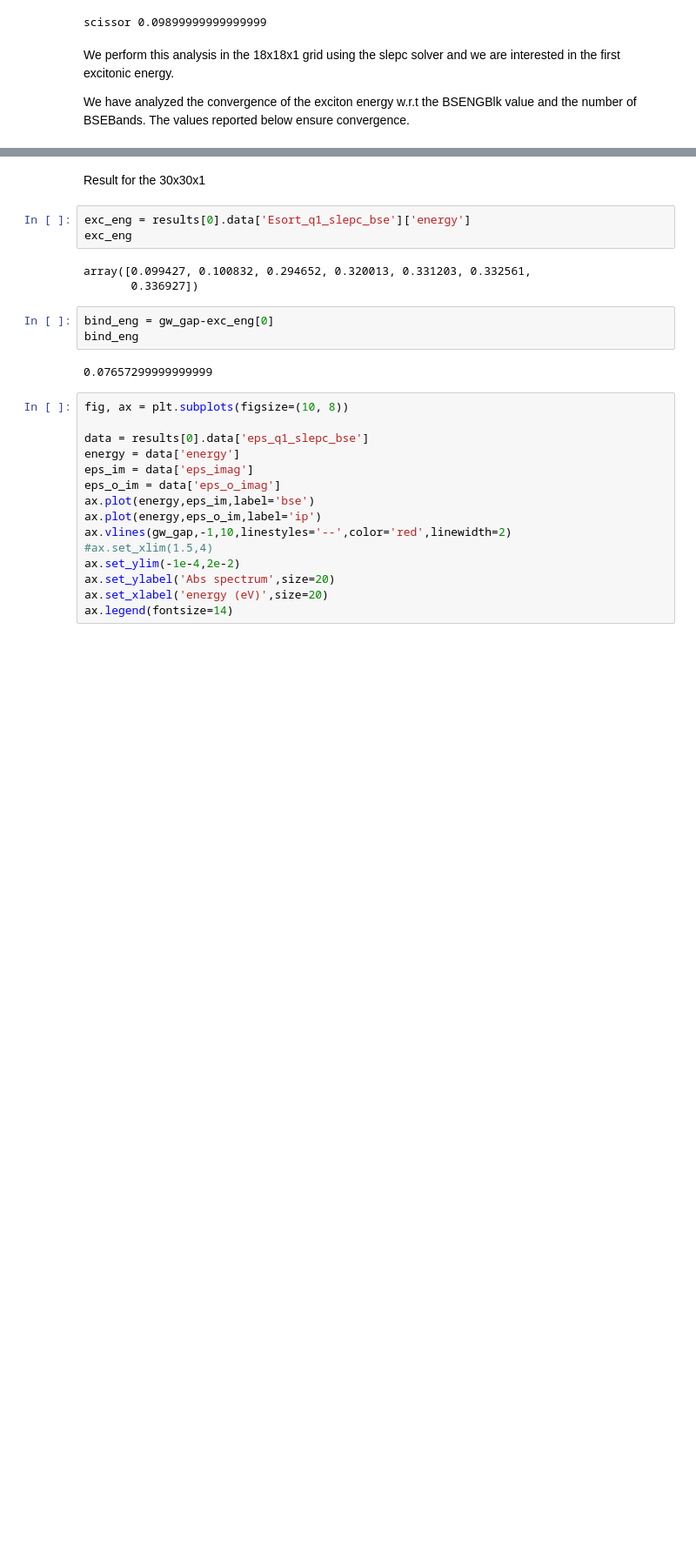
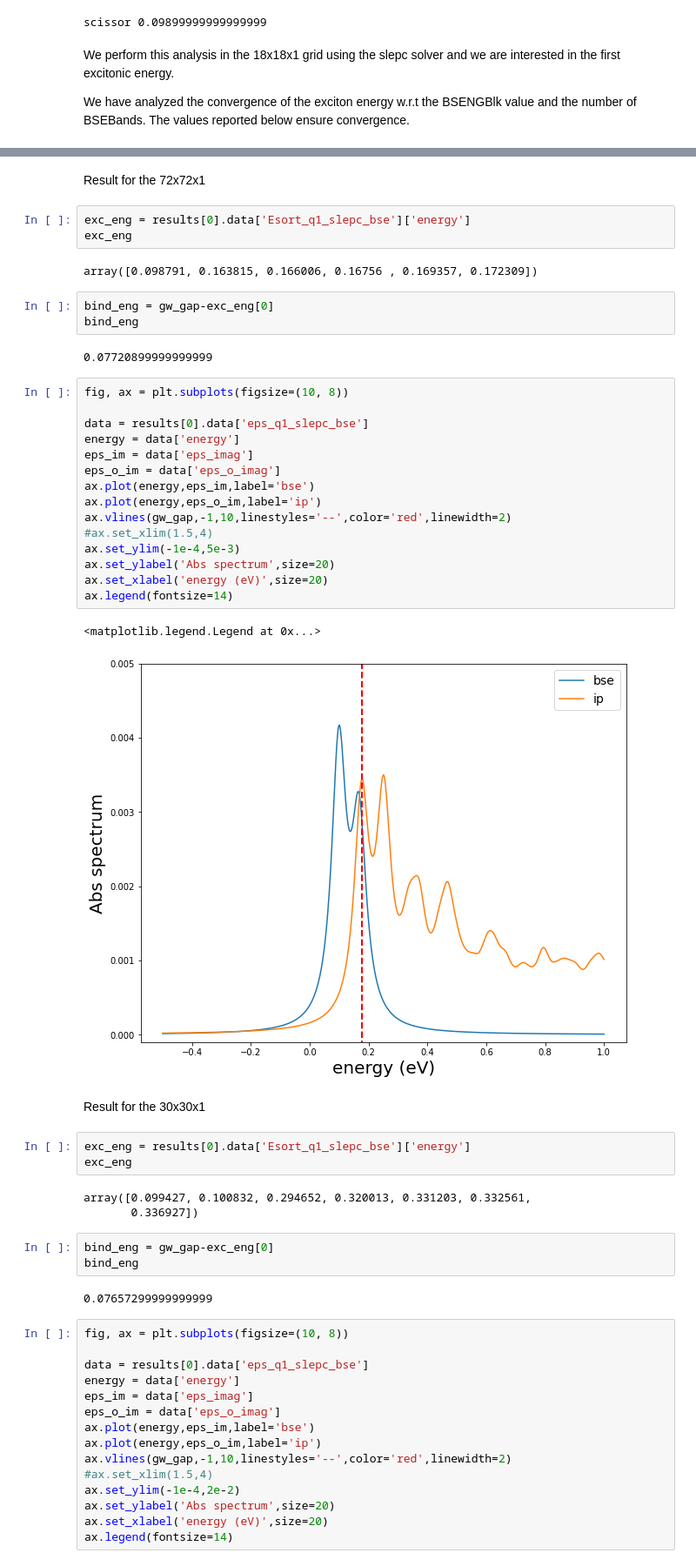
Before and after one commit to marcodalessandro76/Stanene, a Jupyter notebook: BSE_Analysis.ipynb, the cells around one changed output, grey strips where cells are left out. Shown at 87% size. Saved outputs shown, nothing was run; the diff lists cells and outputs as text; blank space fills up the shorter version.

```diff
--- a/BSE_Analysis.ipynb
+++ b/BSE_Analysis.ipynb
@@ -224,3 +219,33 @@ Task [0] ended
+# %% [markdown]
+Result for the 72x72x1
+# %%
+exc_eng = results[0].data['Esort_q1_slepc_bse']['energy']
+exc_eng
+# %% [output]
+array([0.098791, 0.163815, 0.166006, 0.16756 , 0.169357, 0.172309])
+# %%
+bind_eng = gw_gap-exc_eng[0]
+bind_eng
+# %% [output]
+0.07720899999999999
+# %%
+fig, ax = plt.subplots(figsize=(10, 8))
+
+data = results[0].data['eps_q1_slepc_bse']
+energy = data['energy']
+eps_im = data['eps_imag']
+eps_o_im = data['eps_o_imag']
+ax.plot(energy,eps_im,label='bse')
+ax.plot(energy,eps_o_im,label='ip')
+ax.vlines(gw_gap,-1,10,linestyles='--',color='red',linewidth=2)
+#ax.set_xlim(1.5,4)
+ax.set_ylim(-1e-4,5e-3)
+ax.set_ylabel('Abs spectrum',size=20)
+ax.set_xlabel('energy (eV)',size=20)
+ax.legend(fontsize=14)
+# %% [output]
+<matplotlib.legend.Legend at 0x...>
+[figure, added]
 # %% [markdown]
 Result for the 30x30x1
 # %%
```
Also changed, not shown: parts of 8 cells of this notebook, 1 other file.
